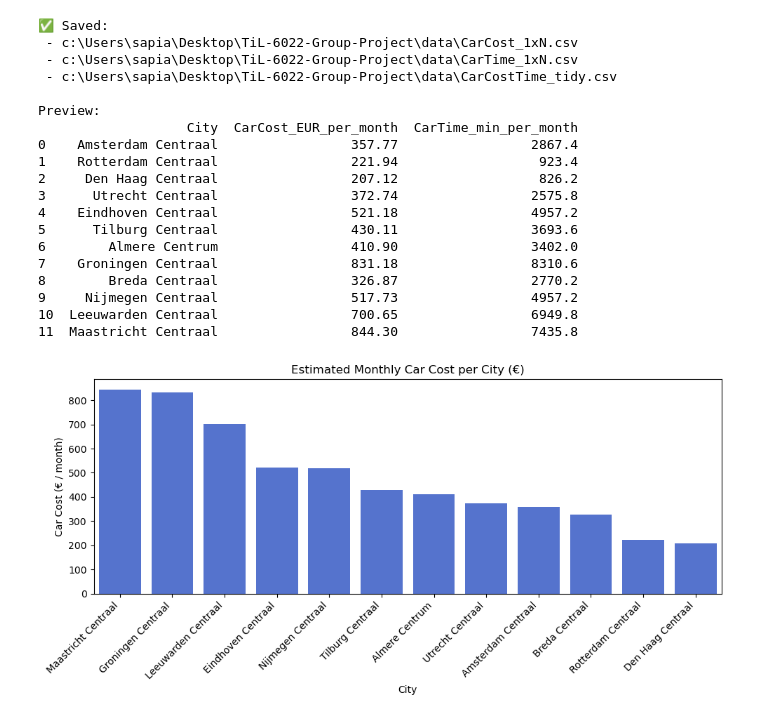
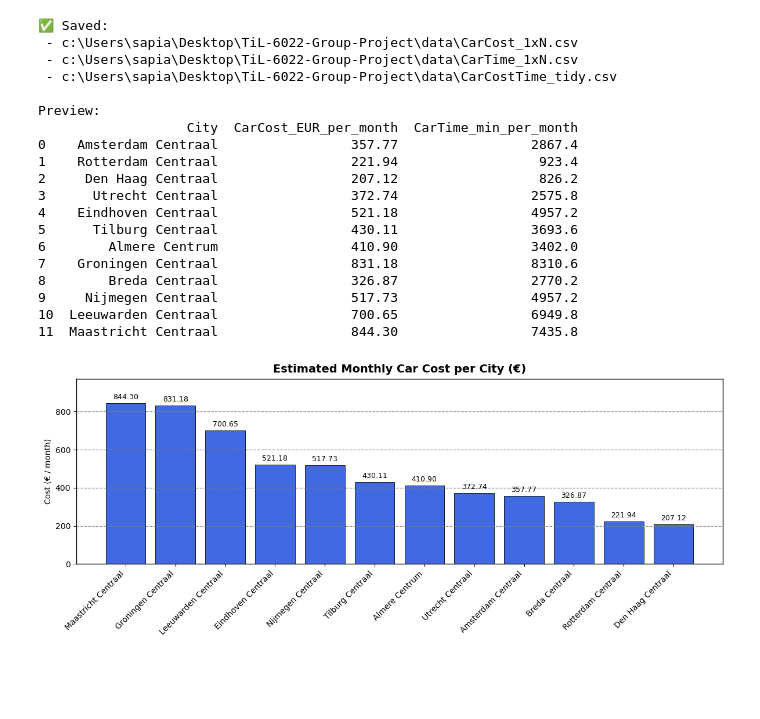
Before and after one commit to gkosmidis4/TiL-6022-Group-Project, a Jupyter notebook: code/Car_Calculations.ipynb, the cells around one changed output. Drawn from its saved outputs; the diff is of its cells as text; code cells hidden in the pictures; blank space fills up the shorter version.

```diff
--- a/code/Car_Calculations.ipynb
+++ b/code/Car_Calculations.ipynb
@@ -232,14 +232,40 @@ df = pd.read_csv("../data/CarCostTime_tidy.csv")
 # Optional: sort by cost for clarity
 df = df.sort_values("CarCost_EUR_per_month", ascending=False)
 # %%
-plt.figure(figsize=(10, 5))
-sns.barplot(x="City", y="CarCost_EUR_per_month", data=df, color="royalblue")
-plt.title("Estimated Monthly Car Cost per City (€)")
-plt.xlabel("City")
-plt.ylabel("Car Cost (€ / month)")
-plt.xticks(rotation=45, ha="right")  # Rotate labels for readability
-plt.tight_layout()
-plt.show()
+
+def bar_with_labels(df, x_col, y_col, title, y_label, color="royalblue"):
+    fig, ax = plt.subplots(figsize=(12, 5))
+    bars = ax.bar(df[x_col], df[y_col], color=color, edgecolor="black", linewidth=0.6)
+
+    # Title & axes
+    ax.set_title(title, fontsize=14, weight="bold", pad=8)
+    ax.set_ylabel(y_label)
+    ax.set_xlabel("")
+    plt.xticks(rotation=45, ha="right")
+
+    # Grid & axis styling
+    ax.grid(axis="y", linestyle="--", alpha=0.35)
+    ax.set_axisbelow(True)
+    for spine in ax.spines.values():
+        spine.set_linewidth(1)
+
+    ax.set_axisbelow(False)  # gridlines ABOVE bars
+    ax.grid(axis="y", linestyle="--", linewidth=0.9, alpha=0.9, color="gray", zorder=5)
+    # Value labels on top of bars
+    ax.bar_label(bars, labels=[f"{v:.2f}" for v in df[y_col]], padding=3, fontsize=9)
+    ax.set_ylim(0, df[y_col].max() * 1.15)  # headroom for labels
+
+    plt.tight_layout()
+    plt.show()
-# %% [output]
-[figure, removed]
+# %%
+bar_with_labels(
+    df,
+    x_col="City",
+    y_col="CarCost_EUR_per_month",
+    title="Estimated Monthly Car Cost per City (€)",
+    y_label="Cost (€ / month)",
+    color="royalblue"
+)
+# %% [output]
+[figure, added]
 # %%
```
Also changed, not shown: parts of 2 cells of this notebook.
